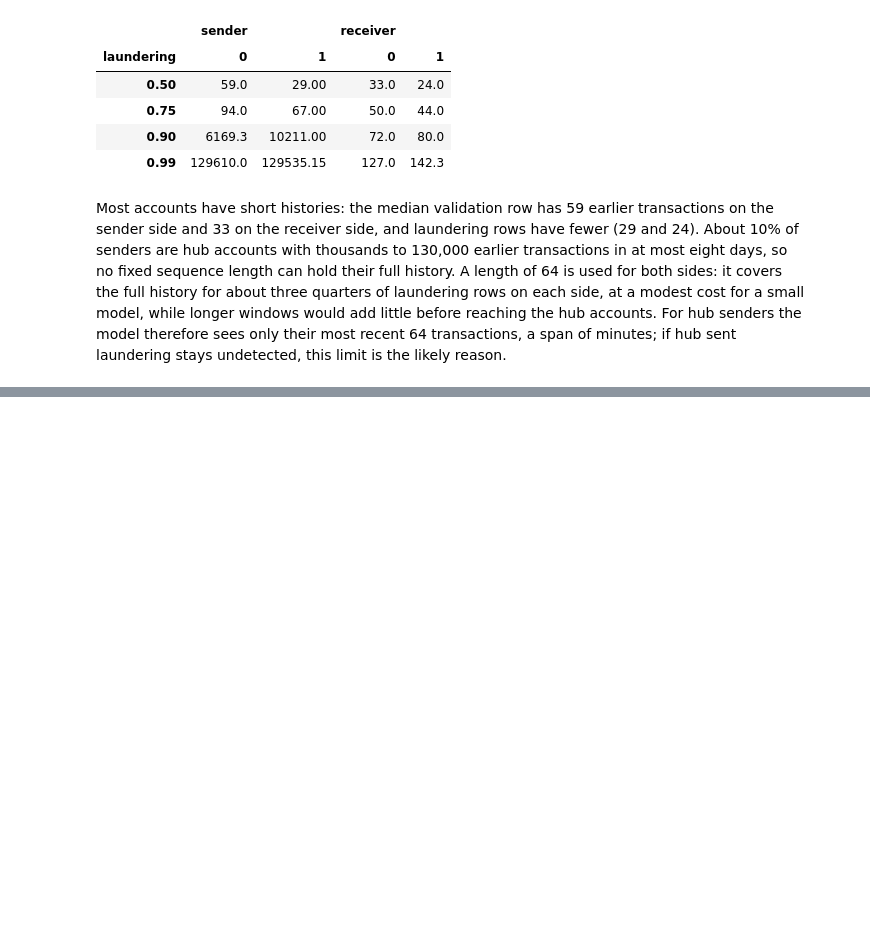
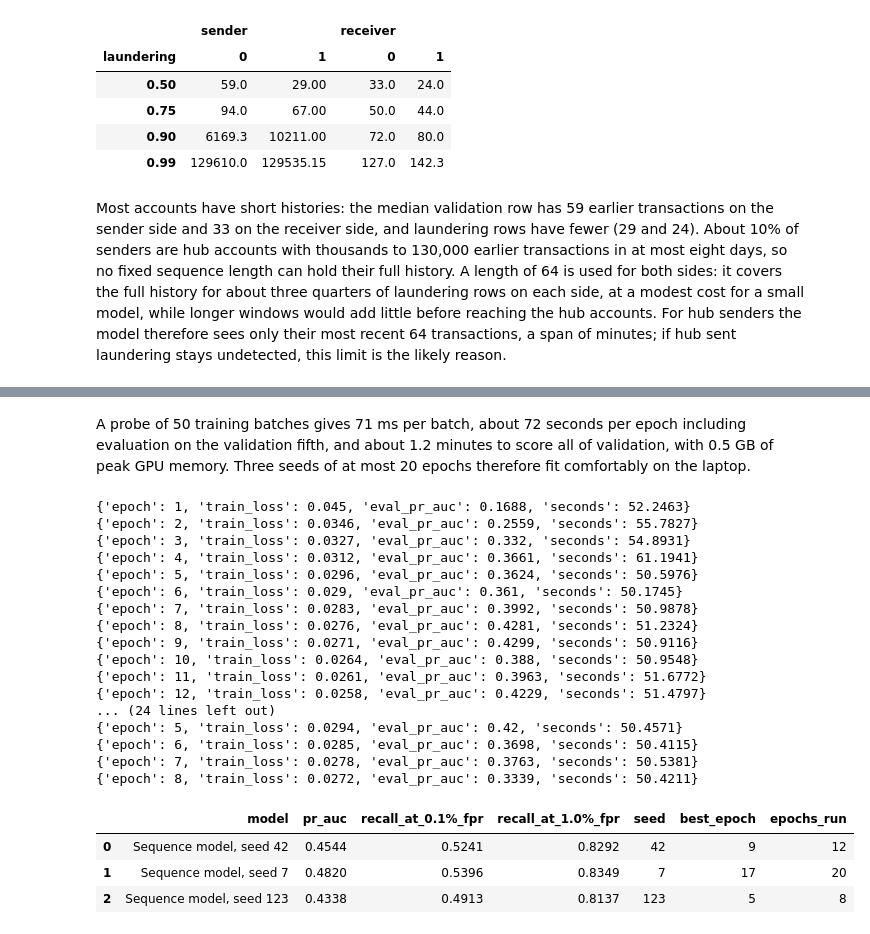
Before and after one commit to sap6011/bank-guard, a Jupyter notebook: notebooks/06a_sequence_model.ipynb, the cells around one changed output, grey strips where cells are left out. Drawn from its saved outputs; the diff is of its cells as text; code cells hidden in the pictures; blank space fills up the shorter version.

```diff
--- a/notebooks/06a_sequence_model.ipynb
+++ b/notebooks/06a_sequence_model.ipynb
@@ -49,0 +305,73 @@ Most accounts have short histories: the median validation row has 59 earlier tra
+# %% [markdown]
+A probe of 50 training batches gives 71 ms per batch, about 72 seconds per epoch including evaluation on the validation fifth, and about 1.2 minutes to score all of validation, with 0.5 GB of peak GPU memory. Three seeds of at most 20 epochs therefore fit comfortably on the laptop.
+# %%
+import json
+
+import mlflow
+
+from bankguard.evaluate import evaluate
+
+SEEDS = [42, 7, 123]
+out_dir = Path("../models/sequence")
+out_dir.mkdir(parents=True, exist_ok=True)
+
+mlflow.set_tracking_uri("sqlite:///../mlflow.db")
+mlflow.set_experiment("bankguard-laundering")
+results = []
+with mlflow.start_run(run_name="Sequence model, history 64"):
+    mlflow.log_params({
+        "history_length": LENGTH, "width": 64, "heads": 4, "layers": 2, "dropout": 0.1,
+        "learning_rate": 1e-3, "batch_size": BATCH, "max_epochs": 20, "patience": 3,
+        "train_rows": len(train_pos), "row_inputs": train_x.shape[1], "event_fields": 6,
+        "seeds": str(SEEDS),
+    })
+    for seed in SEEDS:
+        with mlflow.start_run(run_name=f"Sequence model, seed {seed}", nested=True):
+            model, curve = train_seed(seed)
+            scores = predict(model, val_pos, val_x, val_bounds, np.arange(len(val_pos)))
+            np.save(out_dir / f"sequence_val_scores_seed{seed}.npy", scores)
+            torch.save(model.state_dict(), out_dir / f"sequence_seed{seed}.pt")
+
+            metrics = evaluate(y_val, scores, f"Sequence model, seed {seed}")
+            best_epoch = max(curve, key=lambda row: row["eval_pr_auc"])["epoch"]
+            mlflow.log_param("seed", seed)
+            mlflow.log_metrics({k.replace("%", "pct"): v for k, v in metrics.items() if k != "model"})
+            mlflow.log_metrics({"best_epoch": best_epoch, "epochs_run": len(curve)})
+            for row in curve:
+                mlflow.log_metrics(
+                    {"train_loss": row["train_loss"], "eval_pr_auc": row["eval_pr_auc"]},
+                    step=row["epoch"],
+                )
+            results.append({**metrics, "seed": seed, "best_epoch": best_epoch, "epochs_run": len(curve)})
+
+    table = pd.DataFrame(results)
+    for key in ["pr_auc", "recall_at_0.1%_fpr", "recall_at_1.0%_fpr"]:
+        name = key.replace("%", "pct")
+        mlflow.log_metric(f"{name}_mean", table[key].mean())
+        mlflow.log_metric(f"{name}_std", table[key].std(ddof=0))
+
+with open(out_dir / "sequence_metrics.json", "w") as f:
+    json.dump(results, f, indent=2)
+table.round(4)
+# %% [output]
+{'epoch': 1, 'train_loss': 0.045, 'eval_pr_auc': 0.1688, 'seconds': 52.2463}
+{'epoch': 2, 'train_loss': 0.0346, 'eval_pr_auc': 0.2559, 'seconds': 55.7827}
+{'epoch': 3, 'train_loss': 0.0327, 'eval_pr_auc': 0.332, 'seconds': 54.8931}
+{'epoch': 4, 'train_loss': 0.0312, 'eval_pr_auc': 0.3661, 'seconds': 61.1941}
+{'epoch': 5, 'train_loss': 0.0296, 'eval_pr_auc': 0.3624, 'seconds': 50.5976}
+{'epoch': 6, 'train_loss': 0.029, 'eval_pr_auc': 0.361, 'seconds': 50.1745}
+{'epoch': 7, 'train_loss': 0.0283, 'eval_pr_auc': 0.3992, 'seconds': 50.9878}
+{'epoch': 8, 'train_loss': 0.0276, 'eval_pr_auc': 0.4281, 'seconds': 51.2324}
+{'epoch': 9, 'train_loss': 0.0271, 'eval_pr_auc': 0.4299, 'seconds': 50.9116}
+{'epoch': 10, 'train_loss': 0.0264, 'eval_pr_auc': 0.388, 'seconds': 50.9548}
+{'epoch': 11, 'train_loss': 0.0261, 'eval_pr_auc': 0.3963, 'seconds': 51.6772}
+{'epoch': 12, 'train_loss': 0.0258, 'eval_pr_auc': 0.4229, 'seconds': 51.4797}
+... (24 lines left out)
+{'epoch': 5, 'train_loss': 0.0294, 'eval_pr_auc': 0.42, 'seconds': 50.4571}
+{'epoch': 6, 'train_loss': 0.0285, 'eval_pr_auc': 0.3698, 'seconds': 50.4115}
+{'epoch': 7, 'train_loss': 0.0278, 'eval_pr_auc': 0.3763, 'seconds': 50.5381}
+{'epoch': 8, 'train_loss': 0.0272, 'eval_pr_auc': 0.3339, 'seconds': 50.4211}
+|  | model | pr_auc | recall_at_0.1%_fpr | recall_at_1.0%_fpr | seed | best_epoch | epochs_run |
+| 0 | Sequence model, seed 42 | 0.4544 | 0.5241 | 0.8292 | 42 | 9 | 12 |
+| 1 | Sequence model, seed 7 | 0.4820 | 0.5396 | 0.8349 | 7 | 17 | 20 |
+| 2 | Sequence model, seed 123 | 0.4338 | 0.4913 | 0.8137 | 123 | 5 | 8 |
```
Also changed, not shown: parts of 10 cells of this notebook, 1 other file.
